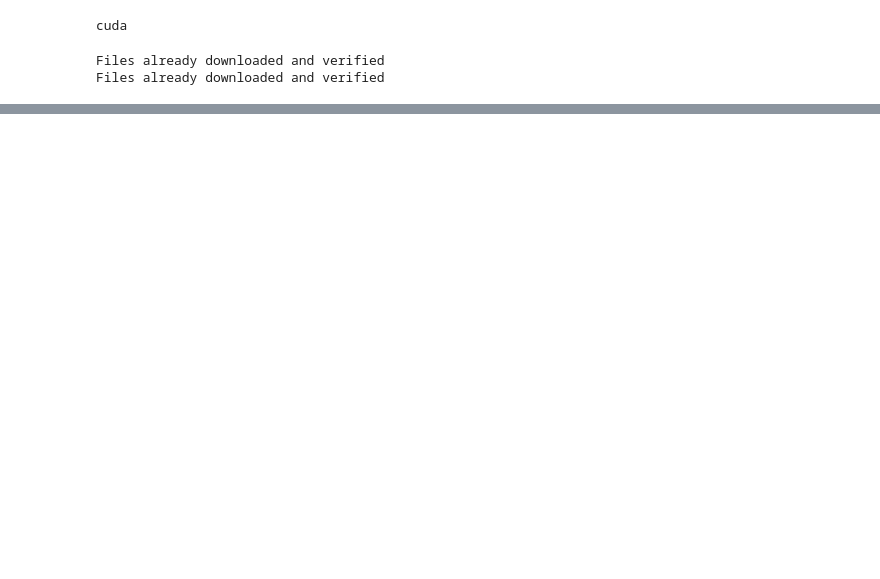
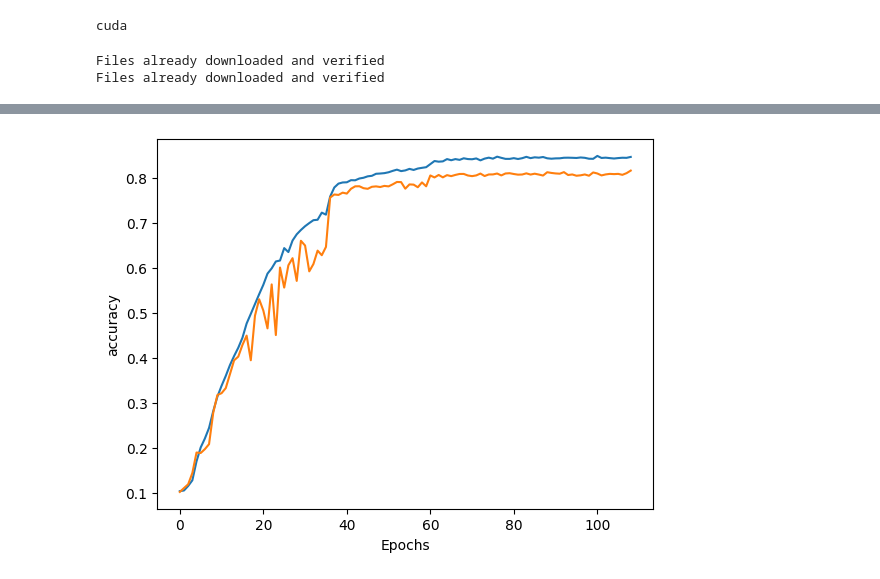
Before and after one commit to abobantai/CIFAR-10_PyTorch, a Jupyter notebook: main.ipynb, the cells around one changed output, grey strips where cells are left out. Saved outputs shown, nothing was run; the diff lists cells and outputs as text; code cells hidden in the pictures; blank space fills up the shorter version.

```diff
--- a/main.ipynb
+++ b/main.ipynb
@@ -173,0 +329,8 @@ checkpoint on epoch 12 with best val metrics: 0.988895
+# %%
+plt.plot(train_accuracy, label='train_acc')
+plt.plot(val_accuracy, label='val_acc')
+plt.xlabel('Epochs')
+plt.ylabel('accuracy')
+plt.show()
+# %% [output]
+[figure, added]
```
Also changed, not shown: parts of 15 cells of this notebook, 2 other files.
